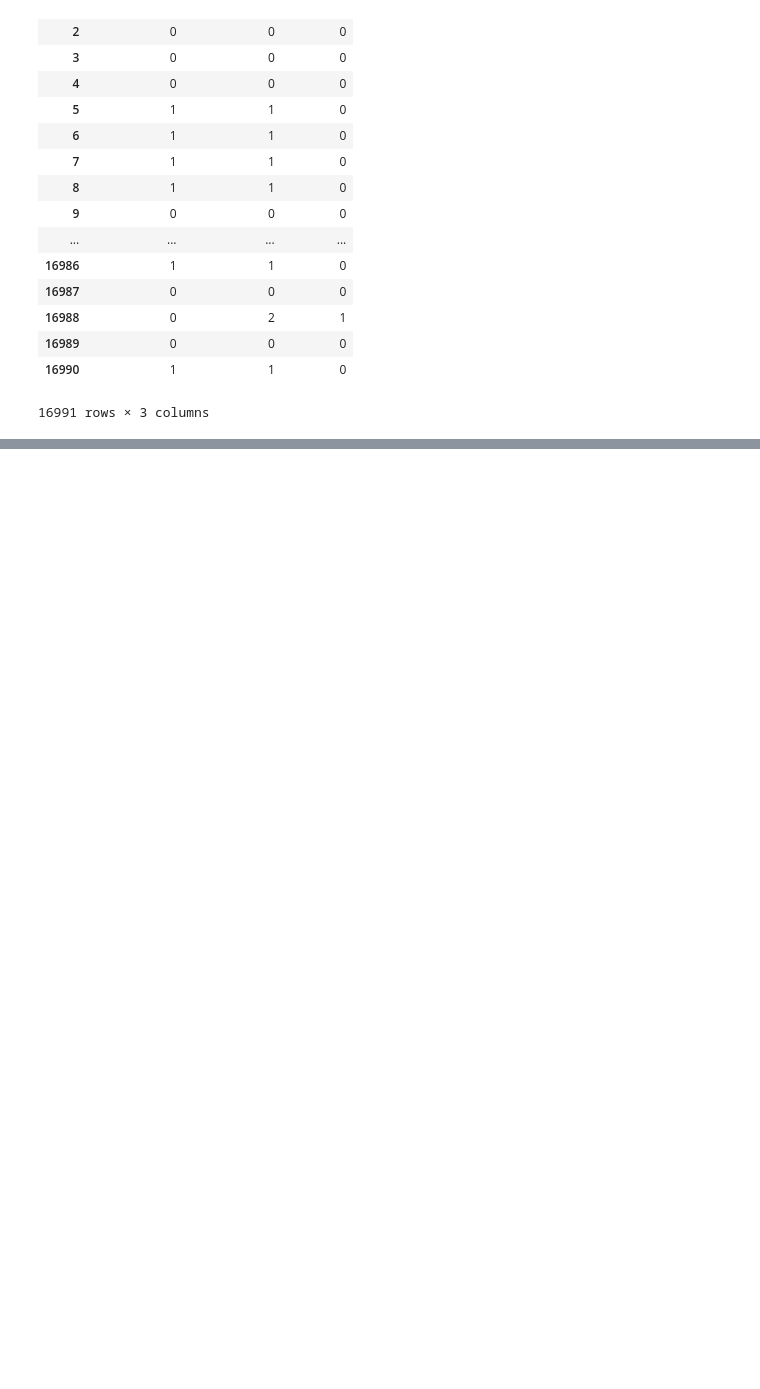
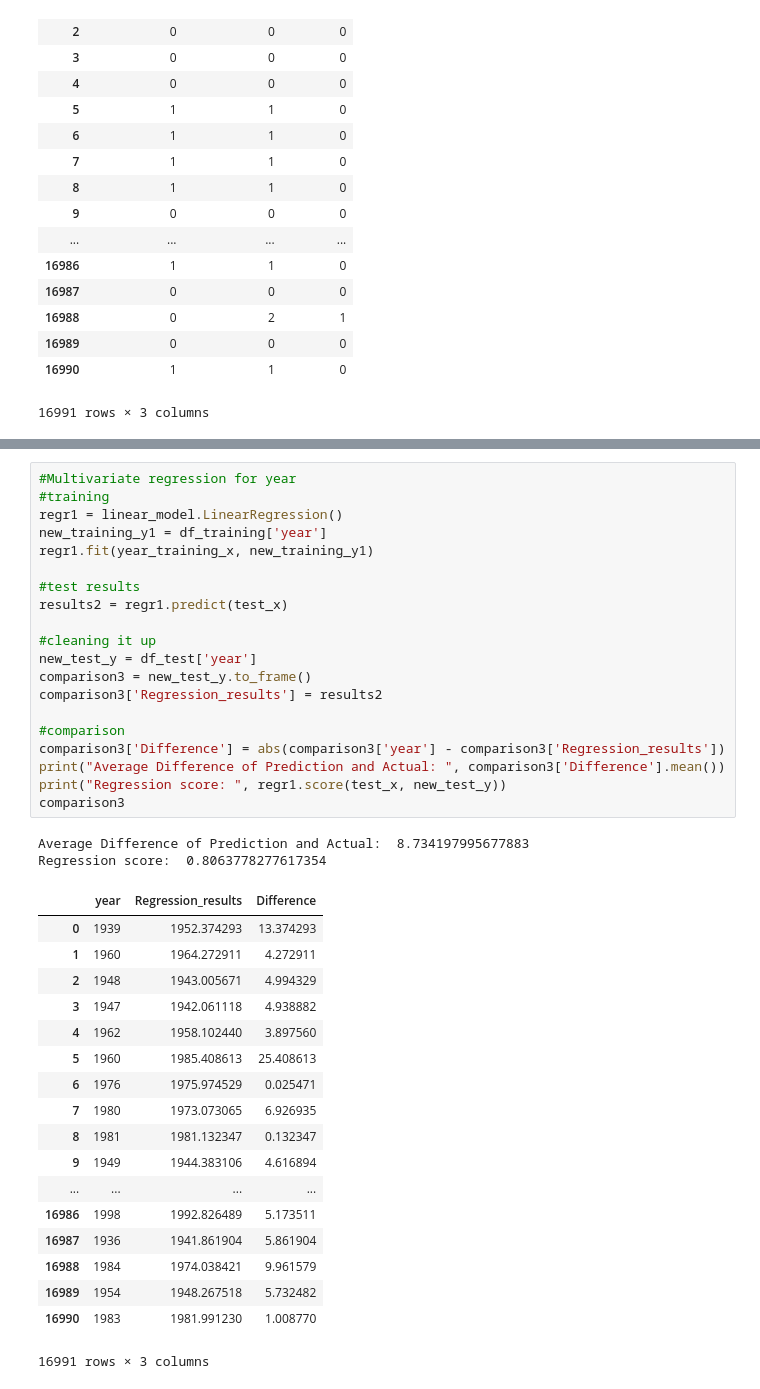
Before and after one commit to dikshagupta414/Spotify_ML_Project-DSCI303, a Jupyter notebook: scripts/Data Modeling.ipynb, the cells around one changed output, grey strips where cells are left out. Cells and saved outputs as stored; diff of their text form; blank space fills up the shorter version.

Commit message:
new data modeling

```diff
--- a/scripts/Data Modeling.ipynb
+++ b/scripts/Data Modeling.ipynb
@@ -171 +218,42 @@ Average Difference of Prediction and Actual:  12.748378167126441
 16991 rows × 3 columns
+# %%
+#Multivariate regression for year
+#training
+regr1 = linear_model.LinearRegression()
+new_training_y1 = df_training['year']
+regr1.fit(year_training_x, new_training_y1)
+
+#test results
+results2 = regr1.predict(test_x)
+
+#cleaning it up
+new_test_y = df_test['year']
+comparison3 = new_test_y.to_frame()
+comparison3['Regression_results'] = results2
+
+#comparison
+comparison3['Difference'] = abs(comparison3['year'] - comparison3['Regression_results'])
+print("Average Difference of Prediction and Actual: ", comparison3['Difference'].mean())
+print("Regression score: ", regr1.score(test_x, new_test_y))
+comparison3
+# %% [output]
+Average Difference of Prediction and Actual:  8.734197995677883
+Regression score:  0.8063778277617354
+|  | year | Regression_results | Difference |
+| 0 | 1939 | 1952.374293 | 13.374293 |
+| 1 | 1960 | 1964.272911 | 4.272911 |
+| 2 | 1948 | 1943.005671 | 4.994329 |
+| 3 | 1947 | 1942.061118 | 4.938882 |
+| 4 | 1962 | 1958.102440 | 3.897560 |
+| 5 | 1960 | 1985.408613 | 25.408613 |
+| 6 | 1976 | 1975.974529 | 0.025471 |
+| 7 | 1980 | 1973.073065 | 6.926935 |
+| 8 | 1981 | 1981.132347 | 0.132347 |
+| 9 | 1949 | 1944.383106 | 4.616894 |
+| ... | ... | ... | ... |
+| 16986 | 1998 | 1992.826489 | 5.173511 |
+| 16987 | 1936 | 1941.861904 | 5.861904 |
+| 16988 | 1984 | 1974.038421 | 9.961579 |
+| 16989 | 1954 | 1948.267518 | 5.732482 |
+| 16990 | 1983 | 1981.991230 | 1.008770 |
+16991 rows × 3 columns
```
Also changed, not shown: parts of 6 cells of this notebook.
